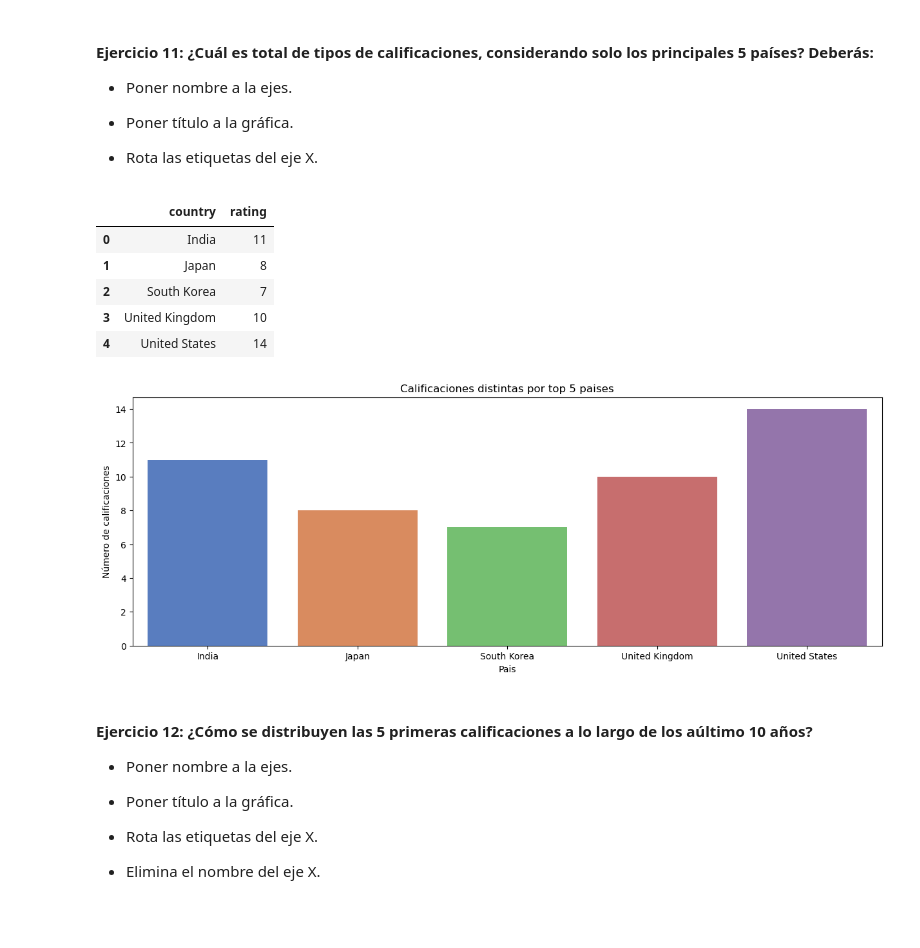
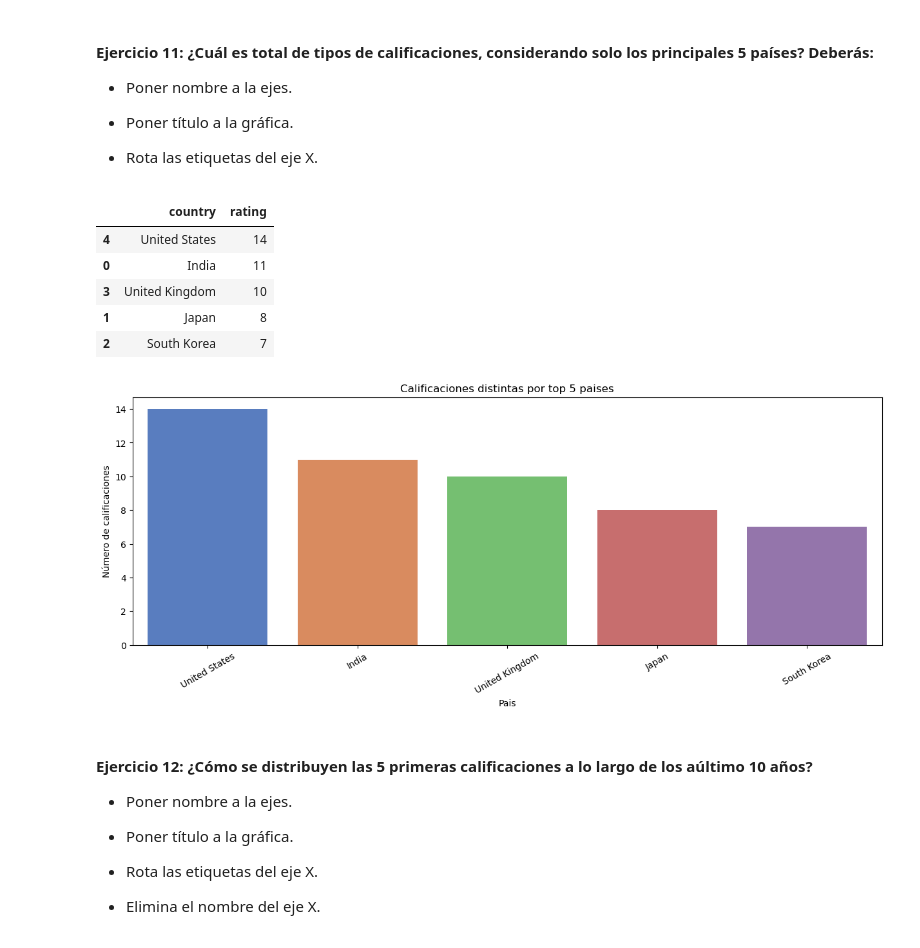
Before and after one commit to MiguelLopezVirues/modulo2_leccion4_pandas_visualizacion, a Jupyter notebook: laboratorio-modulo2-leccion04-visualizacion.ipynb, the cells around one changed output. Saved outputs shown, nothing was run; the diff lists cells and outputs as text; code cells hidden in the pictures.

```diff
--- a/laboratorio-modulo2-leccion04-visualizacion.ipynb
+++ b/laboratorio-modulo2-leccion04-visualizacion.ipynb
@@ -310,28 +290,29 @@ plt.show()
 # %%
 cinco_principales_paises = netflix.country.value_counts()[:5].index.to_list()
 # %%
-tipos_contenido_top_paises = netflix[netflix["country"].isin(cinco_principales_paises)].groupby("country").rating.nunique().reset_index()
+tipos_contenido_top_paises = netflix[netflix["country"].isin(cinco_principales_paises)].groupby("country").rating.nunique().reset_index().sort_values(by="rating",ascending=False)
 tipos_contenido_top_paises
 # %% [output]
 |  | country | rating |
+| 4 | United States | 14 |
 | 0 | India | 11 |
+| 3 | United Kingdom | 10 |
 | 1 | Japan | 8 |
 | 2 | South Korea | 7 |
-| 3 | United Kingdom | 10 |
-| 4 | United States | 14 |
 # %%
 netflix_filtrado = netflix[netflix["country"].isin(cinco_principales_paises)]
 plt.figure(figsize=(15,5))
 plt.title("Calificaciones distintas por top 5 paises")
 sns.barplot(data=tipos_contenido_top_paises,
             x="country",
             y="rating",
             palette="muted")
 plt.ylabel("Número de calificaciones")
 plt.xlabel("Pais")
+plt.xticks(rotation=30)
 plt.show()
 # %% [output]
-[figure, old version]
+[figure, new version]
 # %% [markdown]
 #### Ejercicio 12: ¿Cómo se distribuyen las 5 primeras calificaciones  a lo largo de los aúltimo 10 años?
 
```
Also changed, not shown: parts of 15 cells of this notebook, 1 other file.
